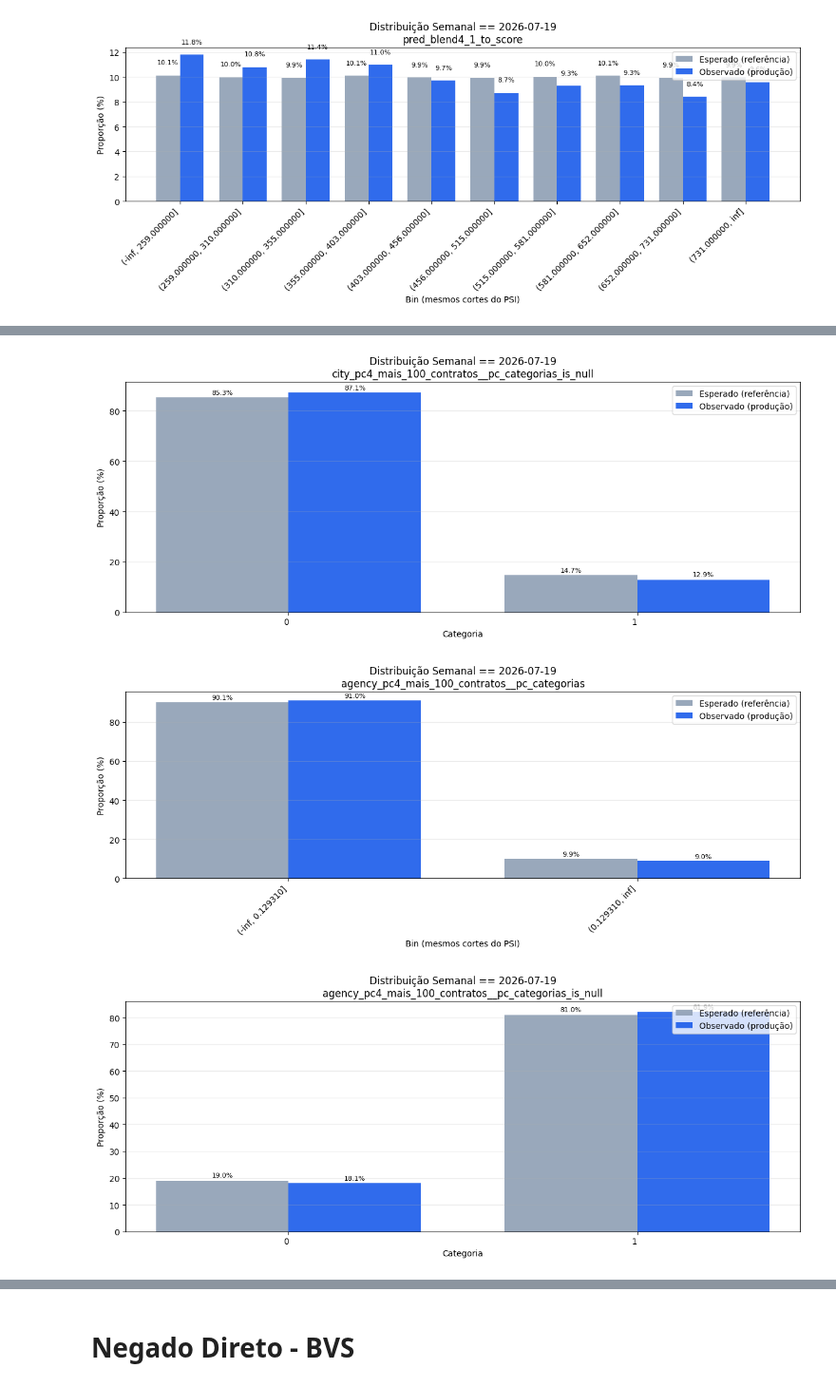
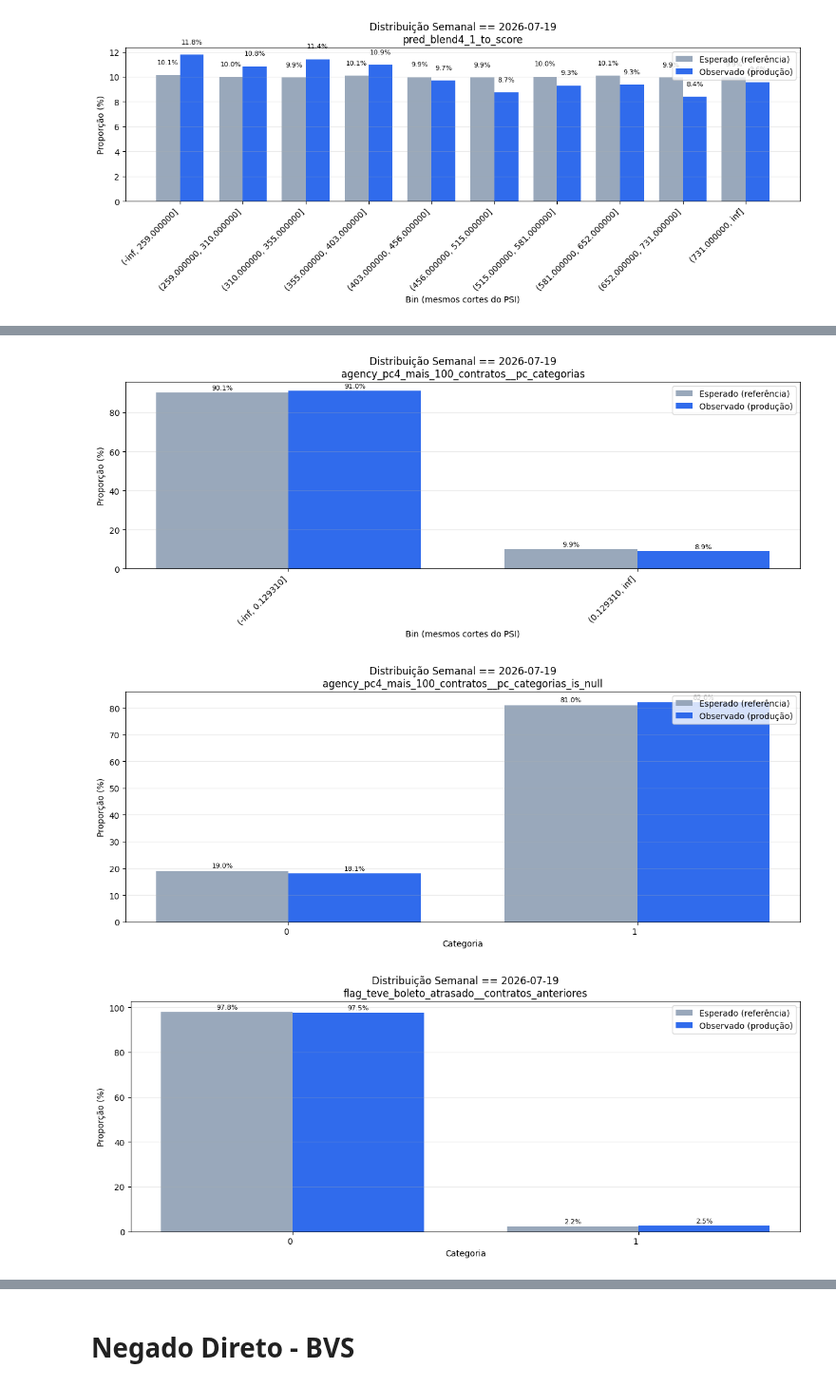
Before and after one commit to lucas-nascimento-loft/monitoramento-modelos, a Jupyter notebook: 02.Monitoramento_Blend4.ipynb, the cells around one changed output, grey strips where cells are left out. Shown at 95% size. Drawn from its saved outputs; the diff is of its cells as text; code cells hidden in the pictures.

```diff
--- a/02.Monitoramento_Blend4.ipynb
+++ b/02.Monitoramento_Blend4.ipynb
@@ -678,7 +640,7 @@ dist_tables = plot_top_psi_distributions(
 dist_tables = plot_top_psi_distributions(
     df_actual=df_week,
     artifact=psi_reference_artifact,
-    variables=model_vars.remove("pred_blend4_1_to_score"),
+    variables=[col for col in model_vars if col != "pred_blend4_1_to_score"],
     top_n=12,
     title_prefix=f"Distribuição Semanal == {target_week}",
 )
@@ -693,4 +655,4 @@ dist_tables = plot_top_psi_distributions(
 [figure]
-[figure, old version]
+[figure, new version]
-[figure, old version]
+[figure, new version]
-[figure, old version]
+[figure, new version]
```
Also changed, not shown: parts of 47 cells of this notebook, 8 other files.
